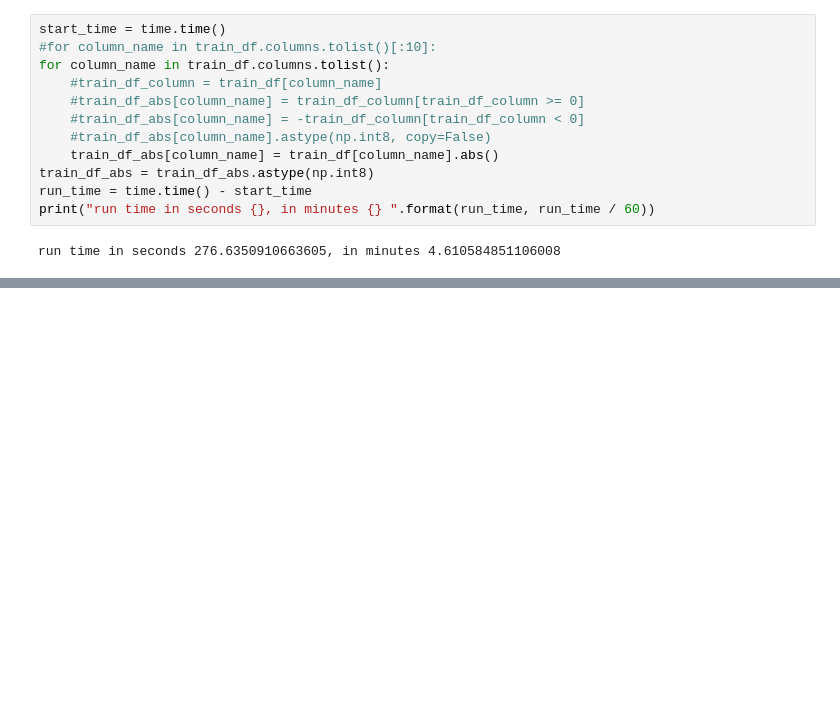
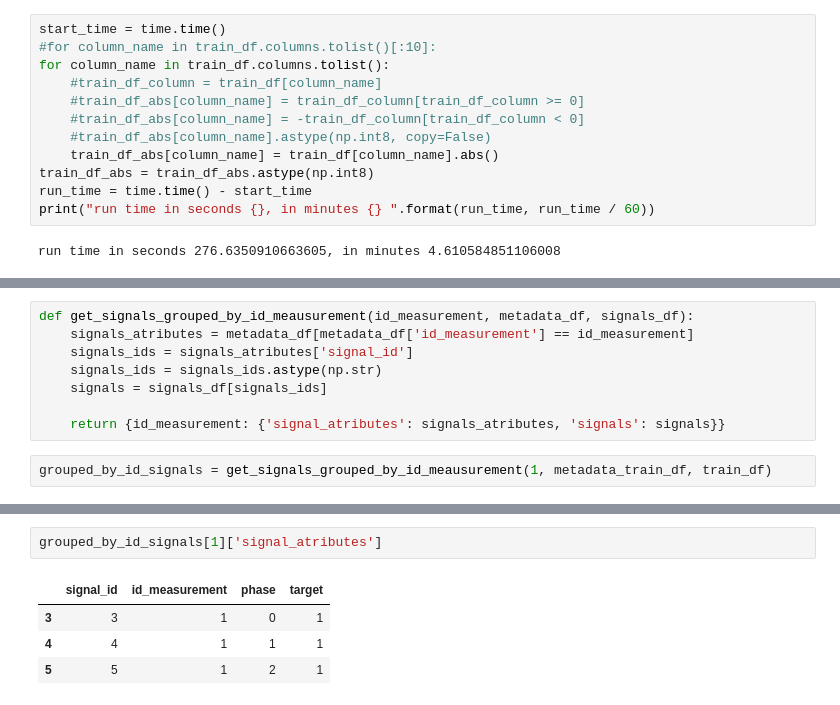
Before and after one commit to contemplat0r/vsb_power_line_fault_detection, a Jupyter notebook: vsb-eda.ipynb, the cells around one changed output, grey strips where cells are left out. Cells and saved outputs as stored; diff of their text form; blank space fills up the shorter version.

```diff
--- a/vsb-eda.ipynb
+++ b/vsb-eda.ipynb
@@ -588,0 +602,10 @@ one_signal_0.abs?
+# %%
+def get_signals_grouped_by_id_meausurement(id_measurement, metadata_df, signals_df):
+    signals_atributes = metadata_df[metadata_df['id_measurement'] == id_measurement]
+    signals_ids = signals_atributes['signal_id']
+    signals_ids = signals_ids.astype(np.str)
+    signals = signals_df[signals_ids]
+
+    return {id_measurement: {'signal_atributes': signals_atributes, 'signals': signals}}
+# %%
+grouped_by_id_signals = get_signals_grouped_by_id_meausurement(1, metadata_train_df, train_df)
@@ -588,0 +632,7 @@ one_signal_0.abs?
+# %%
+grouped_by_id_signals[1]['signal_atributes']
+# %% [output]
+|  | signal_id | id_measurement | phase | target |
+| 3 | 3 | 1 | 0 | 1 |
+| 4 | 4 | 1 | 1 | 1 |
+| 5 | 5 | 1 | 2 | 1 |
```
Also changed, not shown: parts of 19 cells of this notebook.
